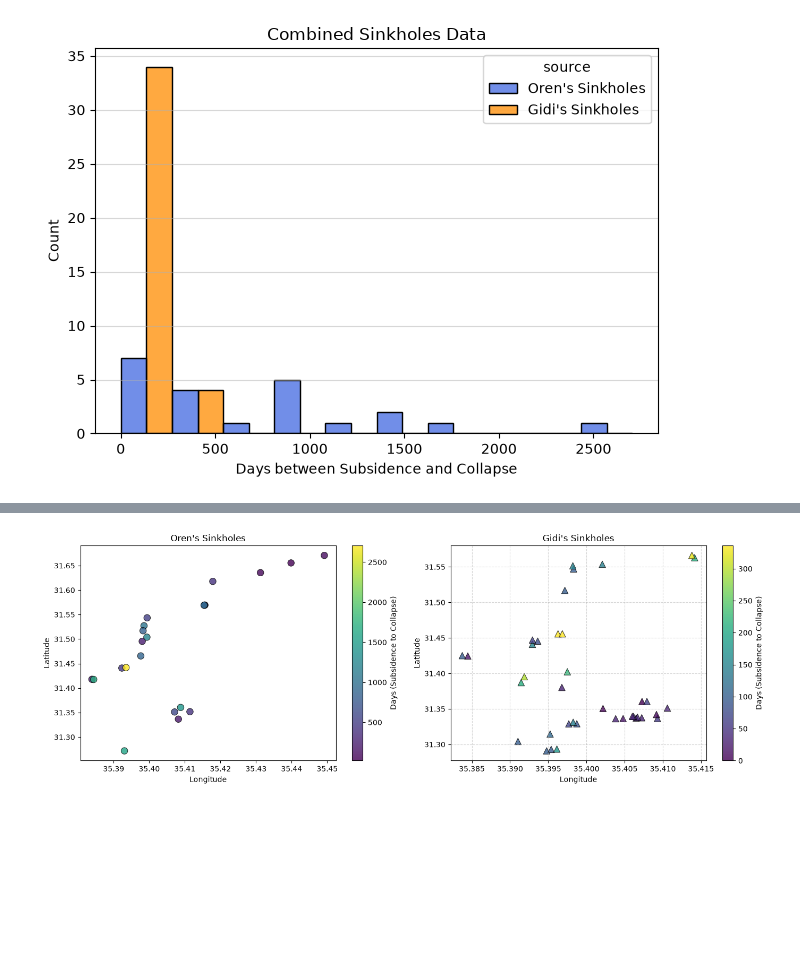
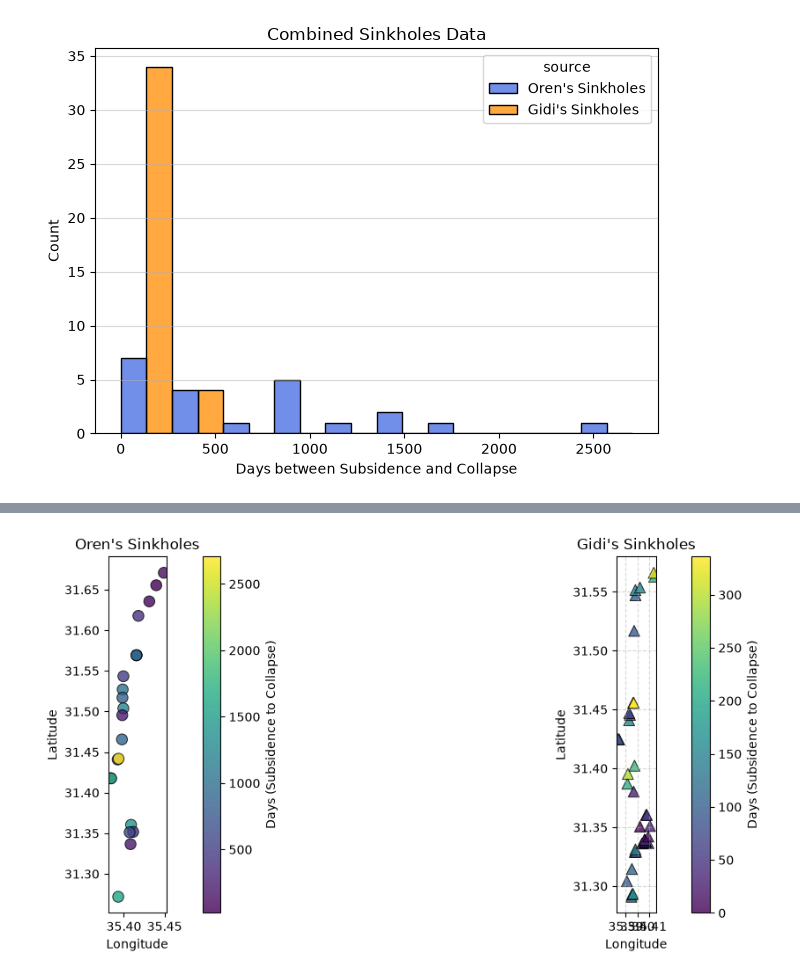
Before and after one commit to shimore-hub/Sinkholes_predict, a Jupyter notebook: Data Analysis/sink_collapse_timespan.ipynb, the cells around one changed output, grey strips where cells are left out. Drawn from its saved outputs; the diff is of its cells as text; code cells hidden in the pictures; blank space fills up the shorter version.

```diff
--- a/Data Analysis/sink_collapse_timespan.ipynb
+++ b/Data Analysis/sink_collapse_timespan.ipynb
@@ -147,35 +150,36 @@ sns.scatterplot(
     x=gidi_df['Longitude'],
     y=gidi_df['Latitude'],
     c=gidi_df['diff_days'],
     marker='^',
     cmap='viridis',
     s=80,
     edgecolor='black',
     alpha=0.8,
     ax=axes[1]
 )
 
-
+axes[0].set_aspect('equal')
+axes[1].set_aspect('equal')
 
 axes[0].set_title('Oren\'s Sinkholes')
 axes[0].set_xlabel('Longitude')
 axes[0].set_ylabel('Latitude')
 axes[0].grid(False)
 cbar_oren = fig.colorbar(axes[0].collections[0], ax=axes[0])
 cbar_oren.set_label('Days (Subsidence to Collapse)')
 
 
 
 axes[1].set_title("Gidi's Sinkholes")
 axes[1].set_xlabel('Longitude')
 axes[1].grid(True, linestyle='--', alpha=0.5)
 cbar_gidi = fig.colorbar(axes[1].collections[0], ax=axes[1])
 cbar_gidi.set_label('Days (Subsidence to Collapse)')
 
 plt.tight_layout()
 plt.show()
 # %% [output]
-[figure, old version]
+[figure, new version]
 # %%
 min_days_oren = oren_df['diff_days'].min()
 max_days_oren = oren_df['diff_days'].max()
```
Also changed, not shown: parts of 1 cell of this notebook.
